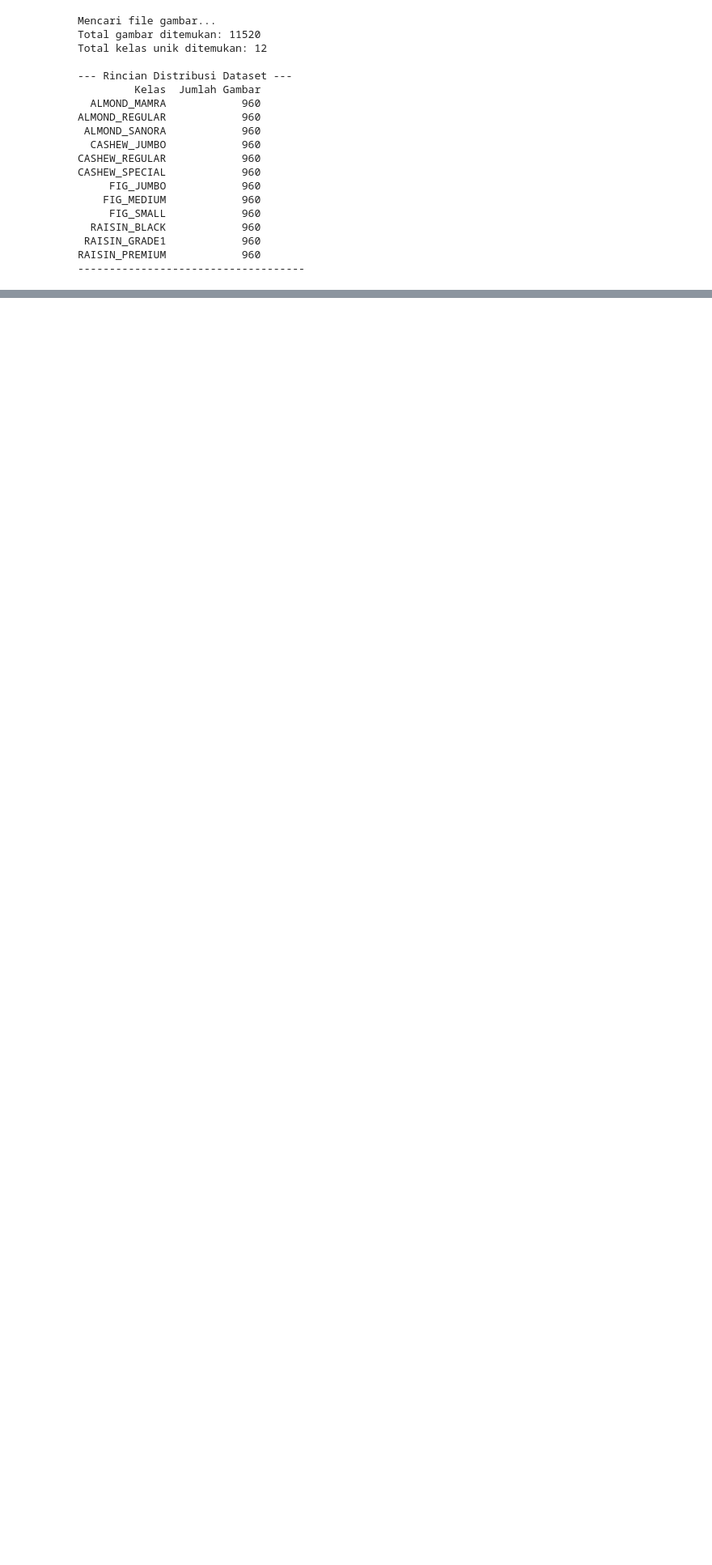
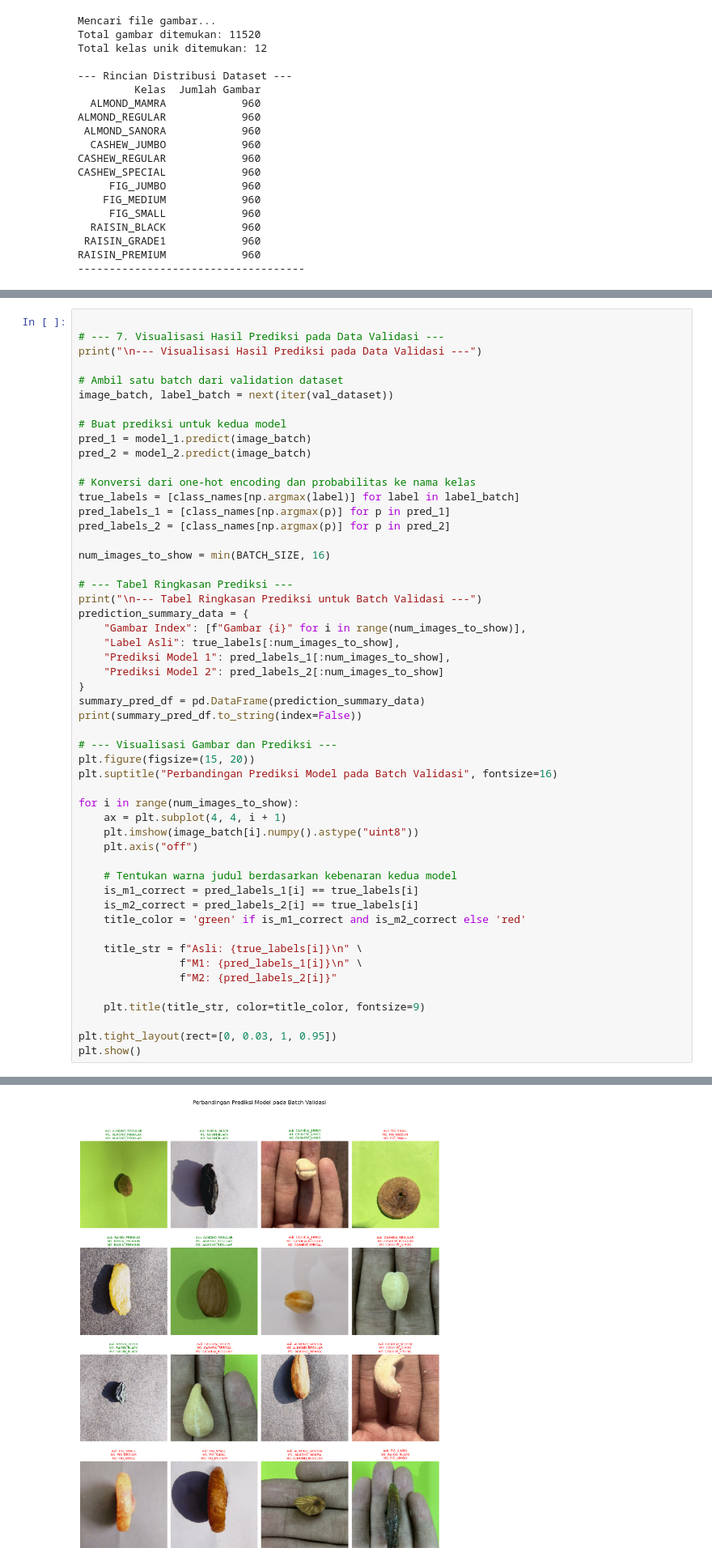
Before and after one commit to fauzi-tsani/Deep-Learning-Classification-of-Dry-Fruits, a Jupyter notebook: notebook1.ipynb, the cells around one changed output, grey strips where cells are left out. Shown at 81% size. Drawn from its saved outputs; the diff is of its cells as text; blank space fills up the shorter version.

```diff
--- a/notebook1.ipynb
+++ b/notebook1.ipynb
@@ -317,0 +319,53 @@ Hasil Model 2 (Transfer Learning) -> Loss: 0.5986, Akurasi: 76.17%
+# %%
+
+# --- 7. Visualisasi Hasil Prediksi pada Data Validasi ---
+print("\n--- Visualisasi Hasil Prediksi pada Data Validasi ---")
+
+# Ambil satu batch dari validation dataset
+image_batch, label_batch = next(iter(val_dataset))
+
+# Buat prediksi untuk kedua model
+pred_1 = model_1.predict(image_batch)
+pred_2 = model_2.predict(image_batch)
+
+# Konversi dari one-hot encoding dan probabilitas ke nama kelas
+true_labels = [class_names[np.argmax(label)] for label in label_batch]
+pred_labels_1 = [class_names[np.argmax(p)] for p in pred_1]
+pred_labels_2 = [class_names[np.argmax(p)] for p in pred_2]
+
+num_images_to_show = min(BATCH_SIZE, 16)
+
+# --- Tabel Ringkasan Prediksi ---
+print("\n--- Tabel Ringkasan Prediksi untuk Batch Validasi ---")
+prediction_summary_data = {
+    "Gambar Index": [f"Gambar {i}" for i in range(num_images_to_show)],
+    "Label Asli": true_labels[:num_images_to_show],
+    "Prediksi Model 1": pred_labels_1[:num_images_to_show],
+    "Prediksi Model 2": pred_labels_2[:num_images_to_show]
+}
+summary_pred_df = pd.DataFrame(prediction_summary_data)
+print(summary_pred_df.to_string(index=False))
+
+# --- Visualisasi Gambar dan Prediksi ---
+plt.figure(figsize=(15, 20))
+plt.suptitle("Perbandingan Prediksi Model pada Batch Validasi", fontsize=16)
+
+for i in range(num_images_to_show):
+    ax = plt.subplot(4, 4, i + 1)
+    plt.imshow(image_batch[i].numpy().astype("uint8"))
+    plt.axis("off")
+
+    # Tentukan warna judul berdasarkan kebenaran kedua model
+    is_m1_correct = pred_labels_1[i] == true_labels[i]
+    is_m2_correct = pred_labels_2[i] == true_labels[i]
+    title_color = 'green' if is_m1_correct and is_m2_correct else 'red'
+
+    title_str = f"Asli: {true_labels[i]}\n" \
+                f"M1: {pred_labels_1[i]}\n" \
+                f"M2: {pred_labels_2[i]}"
+
+    plt.title(title_str, color=title_color, fontsize=9)
+
+plt.tight_layout(rect=[0, 0.03, 1, 0.95])
+plt.show()
+# %% [output]
@@ -317,0 +389 @@ Hasil Model 2 (Transfer Learning) -> Loss: 0.5986, Akurasi: 76.17%
+[figure, added]
```
Also changed, not shown: parts of 7 cells of this notebook.
